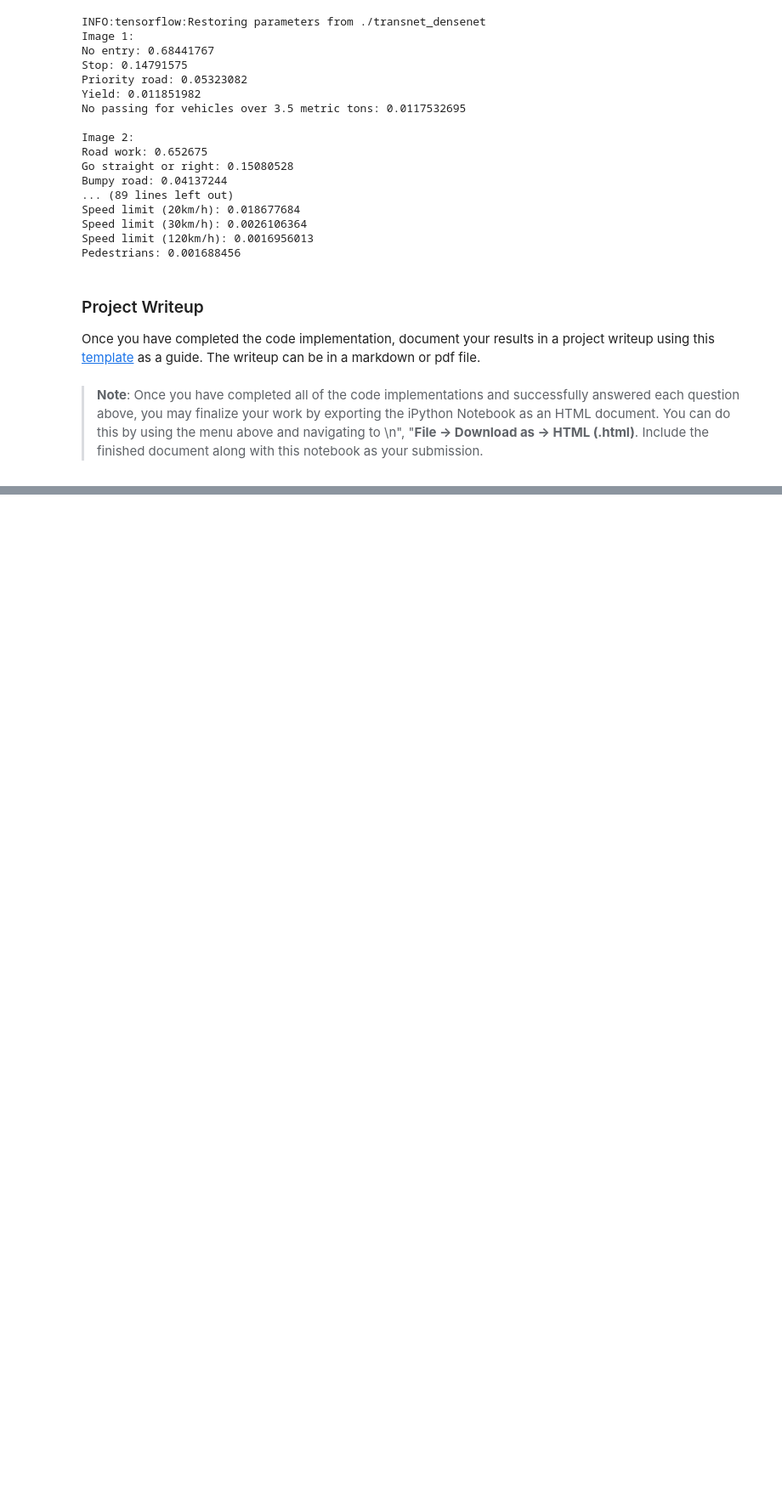
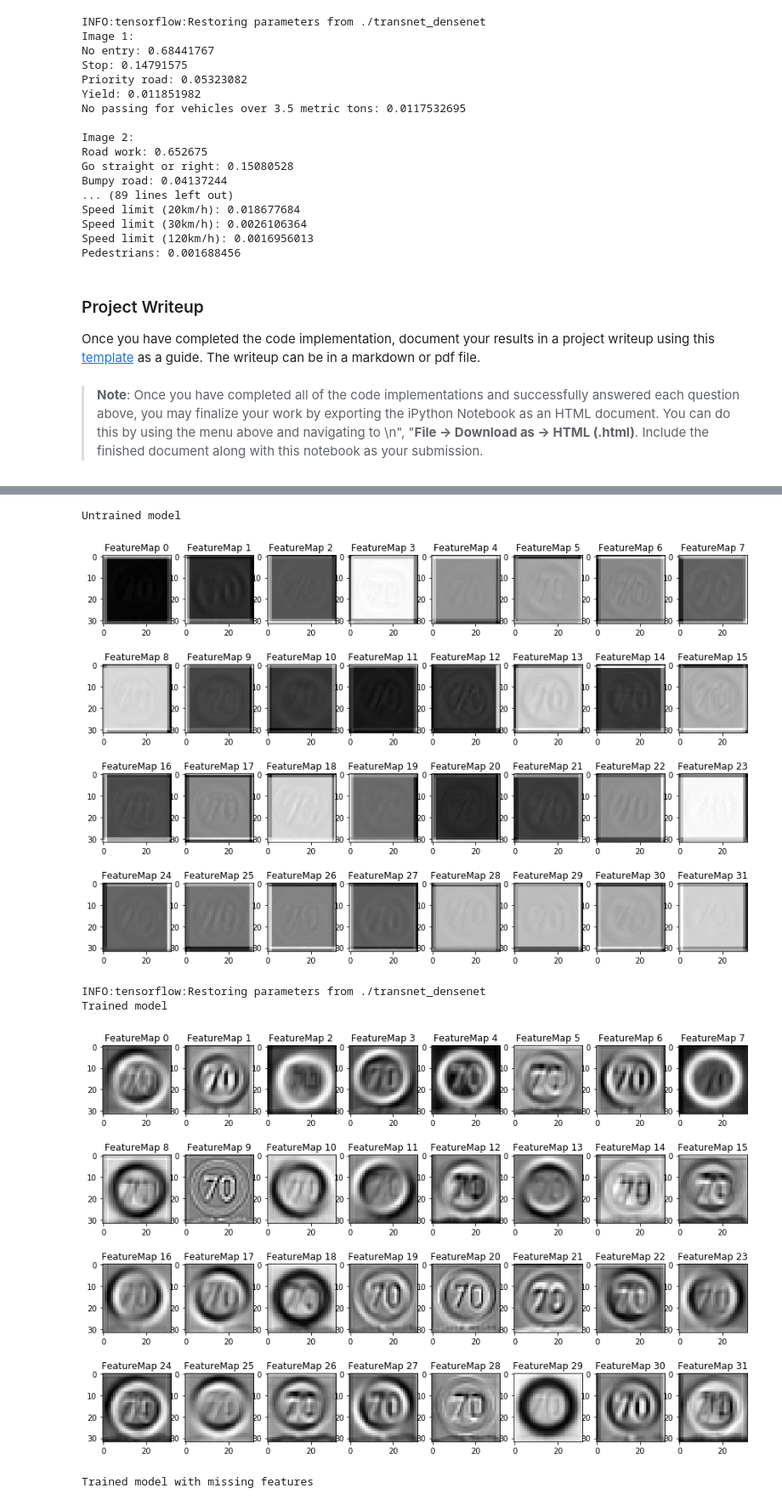
Before and after one commit to AravindaDP/CarND-Traffic-Sign-Classifier-Project, a Jupyter notebook: Traffic_Sign_Classifier.ipynb, the cells around one changed output, grey strips where cells are left out. Shown: that part at 85% size. Cells and saved outputs as stored; diff of their text form; code cells hidden in the pictures; blank space fills up the shorter version.

Commit message:
Visualizing network's state
Visualizing conv_1 layer of DenseNet with couple of sample images.

```diff
--- a/Traffic_Sign_Classifier.ipynb
+++ b/Traffic_Sign_Classifier.ipynb
@@ -476,13 +486,18 @@ def TransNet(x,is_train):
     # Preprocess
     p = conv2d(x,3, 10, 3,with_bias=True)
     p = tf.contrib.layers.batch_norm(p, scale=True, is_training=is_train, updates_collections=None)
-    p = tf.maximum(alpha*p,p)
+    conv1 = tf.maximum(alpha*p,p)
 
-    p = conv2d(p,  10, 3, 1,with_bias=True)
+    p = conv2d(conv1,  10, 3, 1,with_bias=True)
     p = tf.contrib.layers.batch_norm(p, scale=True, is_training=is_train, updates_collections=None)
-    p = tf.maximum(alpha*p,p)
+    conv2 = tf.maximum(alpha*p,p)
 
-    return p
+    preconv_layers = {
+        'conv1':conv1,
+        'conv2':conv2,
+    }
+
+    return conv2, preconv_layers
 # %% [markdown]
 ### Train, Validate and Test the Model
 # %% [markdown]
@@ -508,8 +523,8 @@ beta = tf.placeholder(tf.float32)
 # %%
 #beta = 0.0001
 
-transformed = TransNet(x,is_train)
-logits =  DenseNet(transformed,3,keep_prob,is_train)
+transformed, preconv_layers = TransNet(x,is_train)
+logits, conv_layers =  DenseNet(transformed,3,keep_prob,is_train)
 cross_entropy = tf.nn.softmax_cross_entropy_with_logits(labels=one_hot_y, logits=logits)
 loss = tf.reduce_mean(cross_entropy)
 # Loss function with L2 Regularization
@@ -962,11 +977,11 @@ def outputFeatureMap(image_input, tf_activation, activation_min=-1, activation_m
     # image_input =
     # Note: x should be the same name as your network's tensorflow data placeholder variable
     # If you get an error tf_activation is not defined it may be having trouble accessing the variable from inside a function
-    activation = tf_activation.eval(session=sess,feed_dict={x : image_input})
+    activation = tf_activation.eval(session=sess,feed_dict={x : image_input,keep_prob: 1.0,is_train: False})
     featuremaps = activation.shape[3]
-    plt.figure(plt_num, figsize=(15,15))
+    plt.figure(plt_num, figsize=(15,10))
     for featuremap in range(featuremaps):
-        plt.subplot(6,8, featuremap+1) # sets the number of feature maps to show on each row and column
+        plt.subplot(4,8, featuremap+1) # sets the number of feature maps to show on each row and column
         plt.title('FeatureMap ' + str(featuremap)) # displays the feature map number
         if activation_min != -1 & activation_max != -1:
             plt.imshow(activation[0,:,:, featuremap], interpolation="nearest", vmin =activation_min, vmax=activation_max, cmap="gray")
@@ -976,3 +991,29 @@ def outputFeatureMap(image_input, tf_activation, activation_min=-1, activation_m
             plt.imshow(activation[0,:,:, featuremap], interpolation="nearest", vmin=activation_min, cmap="gray")
         else:
             plt.imshow(activation[0,:,:, featuremap], interpolation="nearest", cmap="gray")
+# %%
+with tf.Session() as sess:
+    sess.run(tf.global_variables_initializer())
+    print('Untrained model')
+    outputFeatureMap([X_test_new[14]],conv_layers['conv1'])
+    plt.savefig('./examples/visualize_cnn_untrained_15.jpg')
+    plt.show()
+    print()
+    saver.restore(sess, './transnet_densenet')
+    print('Trained model')
+    outputFeatureMap([X_test_new[14]],conv_layers['conv1'])
+    plt.savefig('./examples/visualize_cnn_15.jpg')
+    plt.show()
+    print()
+    print('Trained model with missing features')
+    outputFeatureMap([X_test_new[11]],conv_layers['conv1'])
+    plt.savefig('./examples/visualize_cnn_12.jpg')
+    plt.show()
+    print()
+# %% [output]
+Untrained model
+[figure, added]
+INFO:tensorflow:Restoring parameters from ./transnet_densenet
+Trained model
+[figure, added]
+Trained model with missing features
```
Also changed, not shown: parts of 3 cells of this notebook, 4 other files.
